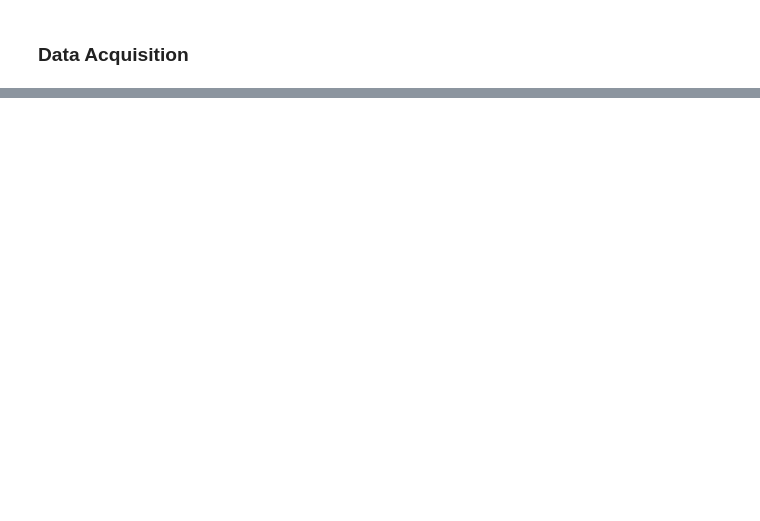
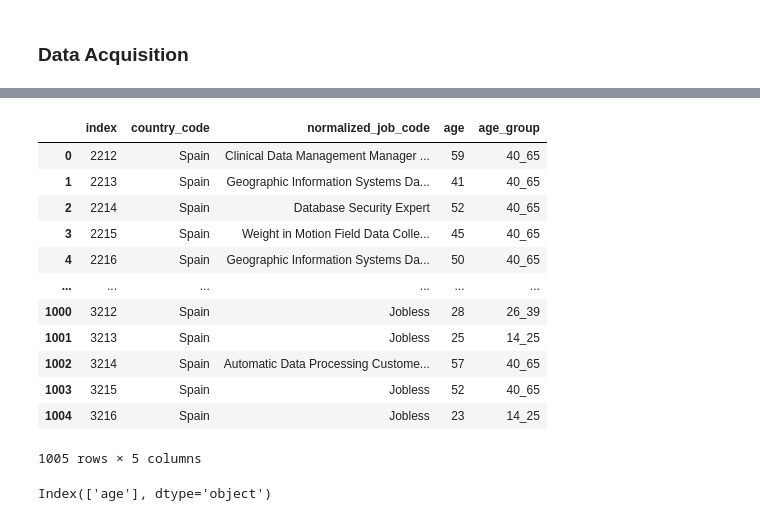
Before and after one commit to ivancompany92/ih_datamadpt0420_project_m1, a Jupyter notebook: notebooks/data_1.ipynb, the cells around one changed output, grey strips where cells are left out. Drawn from its saved outputs; the diff is of its cells as text; code cells hidden in the pictures; blank space fills up the shorter version.

```diff
--- a/notebooks/data_1.ipynb
+++ b/notebooks/data_1.ipynb
@@ -86,0 +314,6 @@ Length: 15, dtype: object
+# %%
+country = 'spAin'
+
+country=country.lower().capitalize()
+if country in list(countries_library.values()):
+    print('ok')
@@ -86,0 +322,10 @@ Length: 15, dtype: object
+# %%
+count=0
+for i in df_data_raw['country_code']:
+    if i=='GB':
+        df_data_raw.loc[count,'country_code']='UK'
+    elif i=='GR':
+        df_data_raw.loc[count,'country_code']='EL'
+    count+=1
+
+df_data_raw
@@ -86,0 +346,5 @@ Length: 15, dtype: object
+# %%
+count=0
+for country in df_data_raw['country_code']:
+    df_data_raw.loc[count,'country_code']=countries_library[country]
+    count+=1
@@ -86,0 +365,11 @@ Length: 15, dtype: object
+# %%
+count=0
+for i in df_data_raw['age']:
+    if i<26:
+        df_data_raw.loc[count,'age_group']= '14_25'
+    elif i>39:
+        df_data_raw.loc[count,'age_group']= '40_65'
+    else:
+        df_data_raw.loc[count,'age_group']= '26_39'
+    count+=1
+df_data_raw
@@ -86,0 +406,24 @@ Length: 15, dtype: object
+# %%
+df_hola = df_data_raw[df_data_raw['country_code']=='Spain']
+# df_hola=df_hola.drop(['index'],axis=1)
+df_hola.reset_index(inplace=True)
+df_hola
+# %% [output]
+|  | index | country_code | normalized_job_code | age | age_group |
+| 0 | 2212 | Spain | Clinical Data Management Manager ... | 59 | 40_65 |
+| 1 | 2213 | Spain | Geographic Information Systems Da... | 41 | 40_65 |
+| 2 | 2214 | Spain | Database Security Expert | 52 | 40_65 |
+| 3 | 2215 | Spain | Weight in Motion Field Data Colle... | 45 | 40_65 |
+| 4 | 2216 | Spain | Geographic Information Systems Da... | 50 | 40_65 |
+| ... | ... | ... | ... | ... | ... |
+| 1000 | 3212 | Spain | Jobless | 28 | 26_39 |
+| 1001 | 3213 | Spain | Jobless | 25 | 14_25 |
+| 1002 | 3214 | Spain | Automatic Data Processing Custome... | 57 | 40_65 |
+| 1003 | 3215 | Spain | Jobless | 52 | 40_65 |
+| 1004 | 3216 | Spain | Jobless | 23 | 14_25 |
+1005 rows × 5 columns
+# %%
+df_3=df_data_raw.groupby(['country_code','normalized_job_code','age_group']).count()
+print(df_3.columns)
+# %% [output]
+Index(['age'], dtype='object')
```
Also changed, not shown: parts of 39 cells of this notebook, 20 other files.
